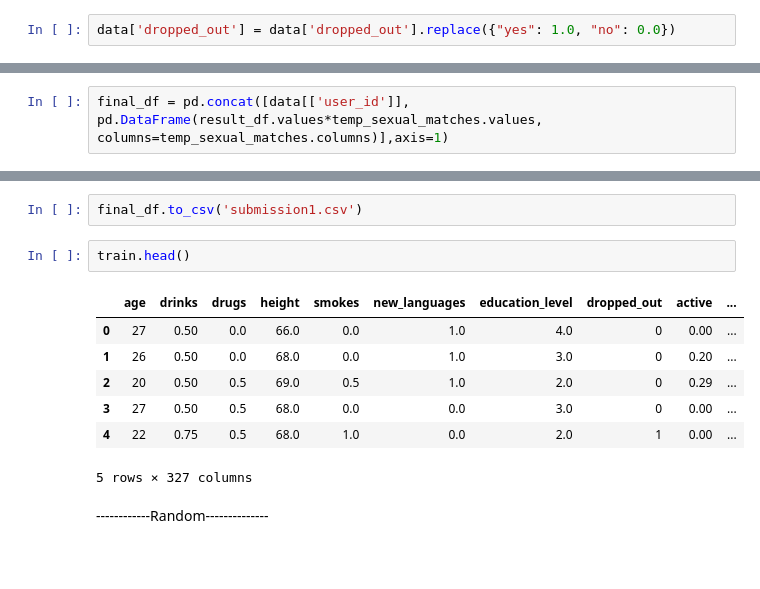
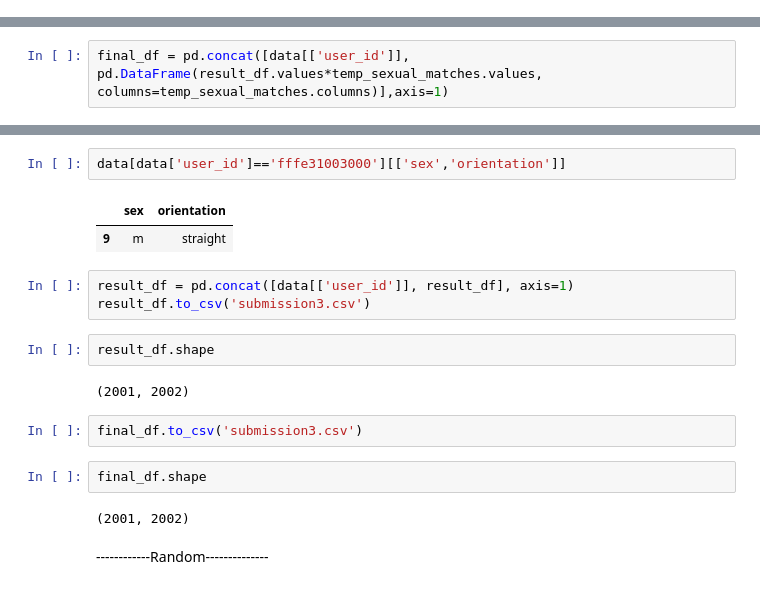
Before and after one commit to sanjit1995/LoveMatchMaking_HE, a Jupyter notebook: MatchPercentagePrediction_HE.ipynb, the cells around one changed output, grey strips where cells are left out. Saved outputs shown, nothing was run; the diff lists cells and outputs as text; blank space fills up the shorter version.

```diff
--- a/MatchPercentagePrediction_HE.ipynb
+++ b/MatchPercentagePrediction_HE.ipynb
@@ -226,8 +218,6 @@ Set 'Yes' to 1 and 'No' to 0, where required
 data['dropped_out'] = data['dropped_out'].replace({"yes": 1, "no": 0})
 # %%
 data.pets.value_counts()
-# %%
-data['dropped_out'] = data['dropped_out'].replace({"yes": 1.0, "no": 0.0})
 # %%
 data.dropped_out.value_counts()
 # %% [output]
@@ -600,16 +670,22 @@ final_df.head()
 5 rows × 2002 columns
+# %%
+data[data['user_id']=='fffe31003000'][['sex','orientation']]
+# %% [output]
+|  | sex | orientation |
+| 9 | m | straight |
+# %%
+result_df = pd.concat([data[['user_id']], result_df], axis=1)
+result_df.to_csv('submission3.csv')
+# %%
+result_df.shape
+# %% [output]
+(2001, 2002)
 # %%
-final_df.to_csv('submission1.csv')
+final_df.to_csv('submission3.csv')
-# %%
-train.head()
-# %% [output]
-|  | age | drinks | drugs | height | smokes | new_languages | education_level | dropped_out | active | ... |
-| 0 | 27 | 0.50 | 0.0 | 66.0 | 0.0 | 1.0 | 4.0 | 0 | 0.00 | ... |
-| 1 | 26 | 0.50 | 0.0 | 68.0 | 0.0 | 1.0 | 3.0 | 0 | 0.20 | ... |
-| 2 | 20 | 0.50 | 0.5 | 69.0 | 0.5 | 1.0 | 2.0 | 0 | 0.29 | ... |
-| 3 | 27 | 0.50 | 0.5 | 68.0 | 0.0 | 0.0 | 3.0 | 0 | 0.00 | ... |
-| 4 | 22 | 0.75 | 0.5 | 68.0 | 1.0 | 0.0 | 2.0 | 1 | 0.00 | ... |
-5 rows × 327 columns
+# %%
+final_df.shape
+# %% [output]
+(2001, 2002)
 # %% [markdown]
 ------------Random--------------
 # %%
```
Also changed, not shown: parts of 23 cells of this notebook.
